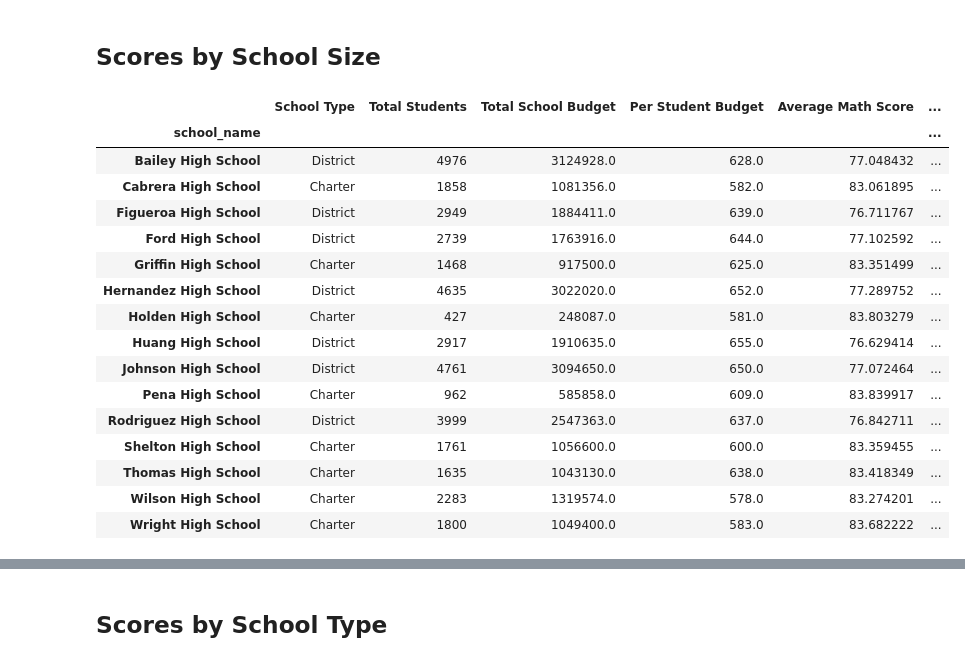
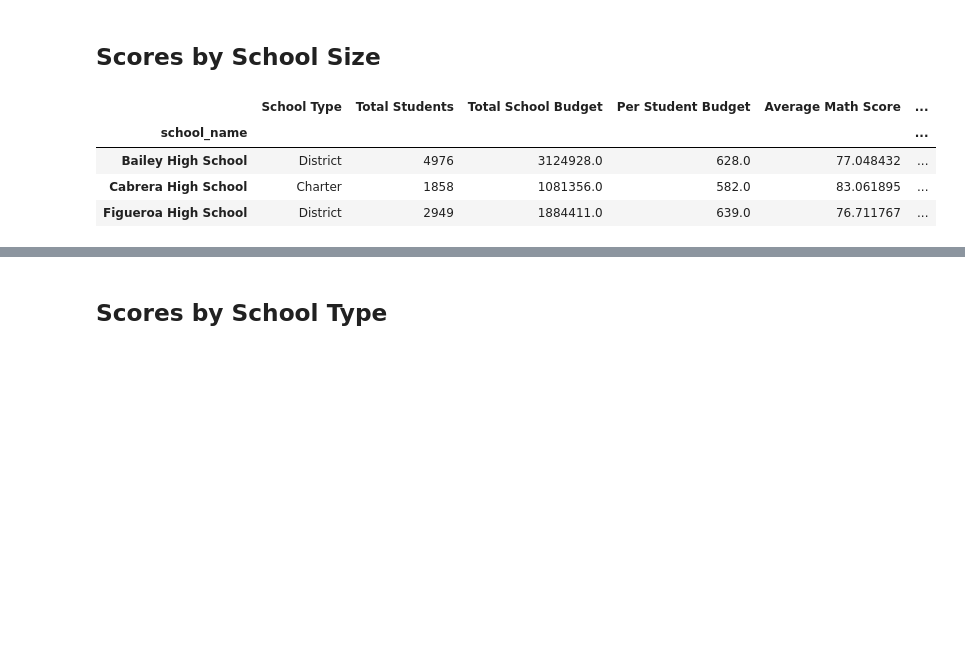
Before and after one commit to saraparveen26/Pandas---PyCitySchools, a Jupyter notebook: PyCitySchools/PyCitySchools_solved.ipynb, the cells around one changed output, grey strips where cells are left out. Drawn from its saved outputs; the diff is of its cells as text; code cells hidden in the pictures; blank space fills up the shorter version.

```diff
--- a/PyCitySchools/PyCitySchools_solved.ipynb
+++ b/PyCitySchools/PyCitySchools_solved.ipynb
@@ -141,5 +187,5 @@ school_passing_reading = school_data_complete[school_data_complete['reading_scor
 # %%
-# Use the provided code to calculate the schools that passed both math and reading with scores of 70 or higher
+# Calculate the schools that passed both math and reading with scores of 70 or higher
 passing_math_and_reading = school_data_complete[
-    (school_data_complete["reading_score"] >= 70) & (school_data_complete["math_score"] >= 70)
-]
+    (school_data_complete["reading_score"] >= 70) & (school_data_complete["math_score"] >= 70)]
+passing_math_and_reading.head(3)
@@ -146,5 +197,11 @@ passing_math_and_reading = school_data_complete[
 # %%
-# Use the provided code to calculate the passing rates
-per_school_passing_math = school_passing_math.groupby(["school_name"]).count()["student_name"] / per_school_counts * 100
-per_school_passing_reading = school_passing_reading.groupby(["school_name"]).count()["student_name"] / per_school_counts * 100
-per_school_passing_overall = passing_math_and_reading.groupby(["school_name"]).count()["student_name"] / per_school_counts * 100
+# Calculate the passing rates
+per_school_passing_math = school_passing_math.groupby(["school_name"]
+                                                       ).count()["student_name"] / per_school_counts * 100
+print(per_school_passing_math.head(3))
+per_school_passing_reading = school_passing_reading.groupby(["school_name"]
+                                                             ).count()["student_name"] / per_school_counts * 100
+print(per_school_passing_reading.head(3))
+per_school_passing_overall = passing_math_and_reading.groupby(["school_name"]
+                                                               ).count()["student_name"] / per_school_counts * 100
+print(per_school_passing_overall.head(3))
@@ -385,25 +440,13 @@ size_labels = ["Small (<1000)", "Medium (1000-2000)", "Large (2000-5000)"]
 # Create a copy of the school summary since it has the "Total Students"
 school_size_df = per_school_summary.copy()
 # %%
-# Use `pd.cut` on the "Total Students" column of DataFrame.
+# Categorize school size based on the bins
 school_size_df["School Size"] = pd.cut(school_size_df["Total Students"], size_bins, labels=size_labels)
-school_size_df
+school_size_df.head(3)
 # %% [output]
 |  | School Type | Total Students | Total School Budget | Per Student Budget | Average Math Score | ... |
 | school_name |  |  |  |  |  | ... |
 | Bailey High School | District | 4976 | 3124928.0 | 628.0 | 77.048432 | ... |
 | Cabrera High School | Charter | 1858 | 1081356.0 | 582.0 | 83.061895 | ... |
 | Figueroa High School | District | 2949 | 1884411.0 | 639.0 | 76.711767 | ... |
-| Ford High School | District | 2739 | 1763916.0 | 644.0 | 77.102592 | ... |
-| Griffin High School | Charter | 1468 | 917500.0 | 625.0 | 83.351499 | ... |
-| Hernandez High School | District | 4635 | 3022020.0 | 652.0 | 77.289752 | ... |
-| Holden High School | Charter | 427 | 248087.0 | 581.0 | 83.803279 | ... |
-| Huang High School | District | 2917 | 1910635.0 | 655.0 | 76.629414 | ... |
-| Johnson High School | District | 4761 | 3094650.0 | 650.0 | 77.072464 | ... |
-| Pena High School | Charter | 962 | 585858.0 | 609.0 | 83.839917 | ... |
-| Rodriguez High School | District | 3999 | 2547363.0 | 637.0 | 76.842711 | ... |
-| Shelton High School | Charter | 1761 | 1056600.0 | 600.0 | 83.359455 | ... |
-| Thomas High School | Charter | 1635 | 1043130.0 | 638.0 | 83.418349 | ... |
-| Wilson High School | Charter | 2283 | 1319574.0 | 578.0 | 83.274201 | ... |
-| Wright High School | Charter | 1800 | 1049400.0 | 583.0 | 83.682222 | ... |
 # %%
```
Also changed, not shown: parts of 26 cells of this notebook, 2 other files.
